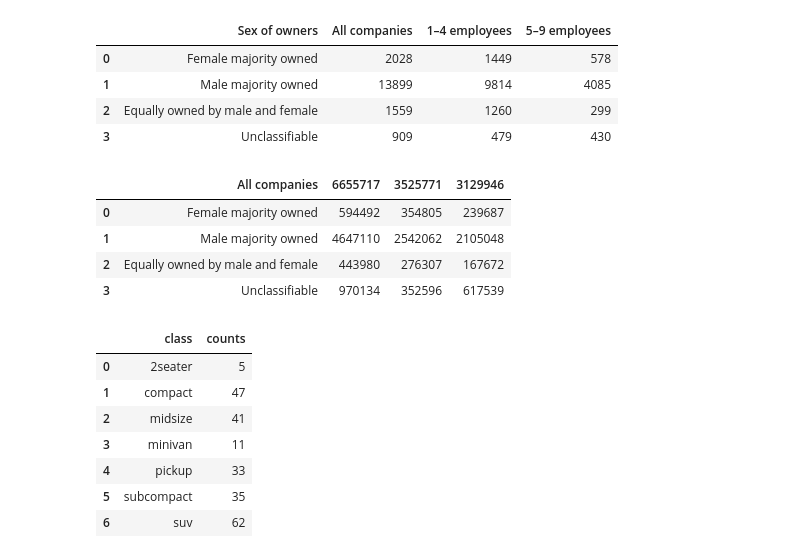
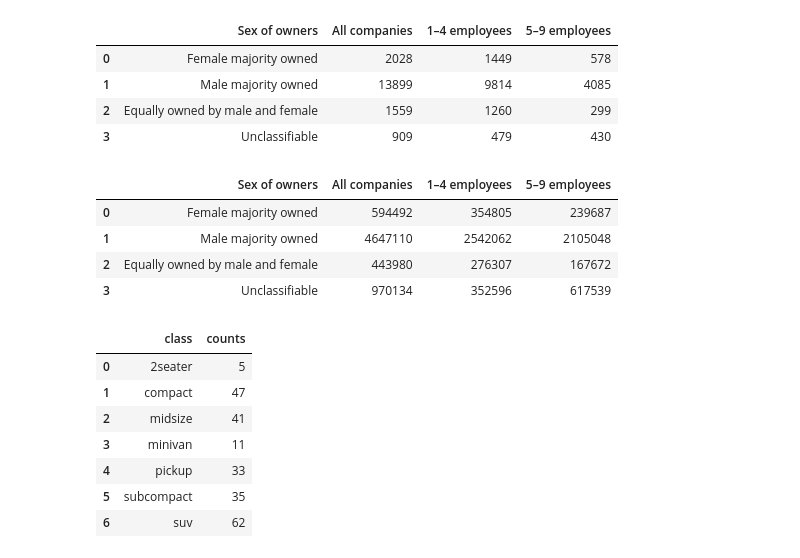
Before and after one commit to mulukenm/DataVisualization, a Jupyter notebook: ABS_Visualization.ipynb, the cells around one changed output. Saved outputs shown, nothing was run; the diff lists cells and outputs as text; code cells hidden in the pictures.

```diff
--- a/ABS_Visualization.ipynb
+++ b/ABS_Visualization.ipynb
@@ -247,9 +249,10 @@ dfN.head()
 # %%
 # Dollar Amount
 dfA = pd.read_excel("https://ncses.nsf.gov/pubs/nsf21303/assets/data-tables/tables/nsf21303-tab003.xlsx", skiprows = [0, 1, 2, 3, 4], usecols= [0,  3, 7, 11] )
+dfA.columns = ['Sex of owners', 'All companies', '1–4 employees', '5–9 employees']
 dfA.head(10)
 # %% [output]
-|  | All companies | 6655717 | 3525771 | 3129946 |
+|  | Sex of owners | All companies | 1–4 employees | 5–9 employees |
 | 0 | Female majority owned | 594492 | 354805 | 239687 |
 | 1 | Male majority owned | 4647110 | 2542062 | 2105048 |
 | 2 | Equally owned by male and female | 443980 | 276307 | 167672 |
```
Also changed, not shown: parts of 1 cell of this notebook.
